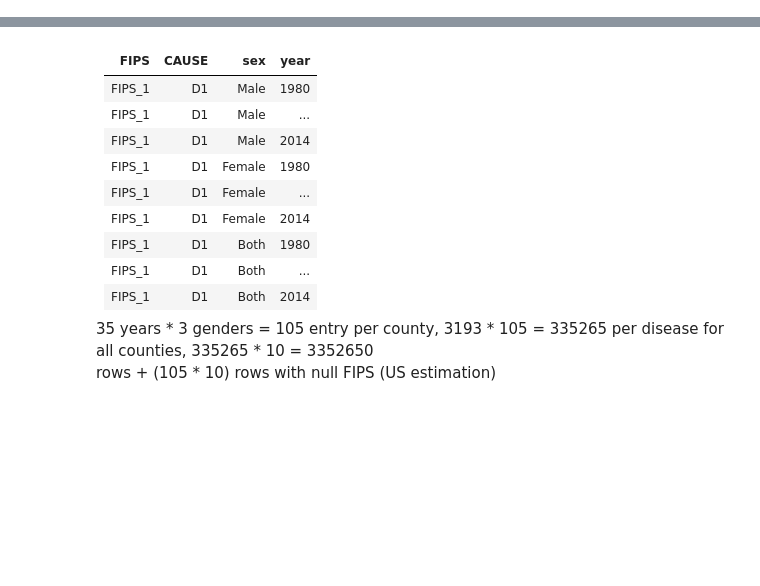
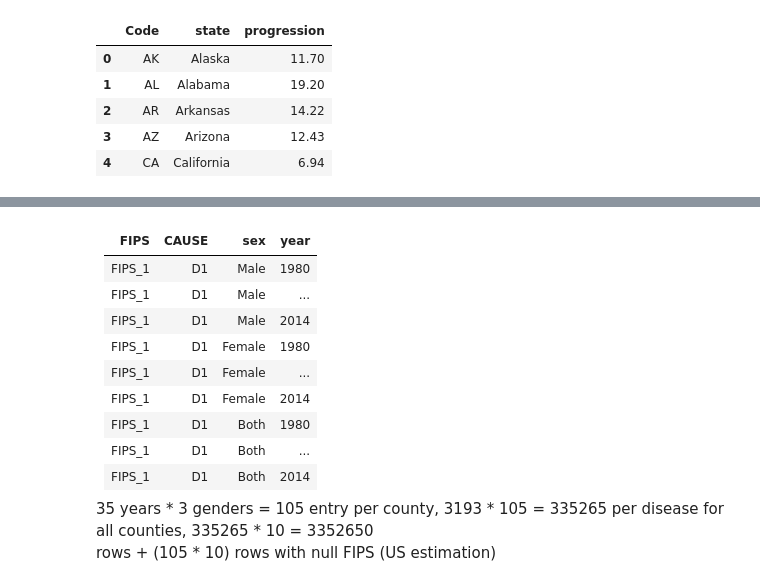
Before and after one commit to Cambn/Data-Open-2021-Central, a Jupyter notebook: disease_eda.ipynb, the cells around one changed output, grey strips where cells are left out. Cells and saved outputs as stored; diff of their text form; code cells hidden in the pictures; blank space fills up the shorter version.

```diff
--- a/disease_eda.ipynb
+++ b/disease_eda.ipynb
@@ -32,0 +112,10 @@ Dataset makeup (it's very clean):
+# %%
+progression = pd.read_csv('data/youth_progression.csv')
+progression.head()
+# %% [output]
+|  | Code | state | progression |
+| 0 | AK | Alaska | 11.70 |
+| 1 | AL | Alabama | 19.20 |
+| 2 | AR | Arkansas | 14.22 |
+| 3 | AZ | Arizona | 12.43 |
+| 4 | CA | California | 6.94 |
```
Also changed, not shown: parts of 25 cells of this notebook, 21 other files.
